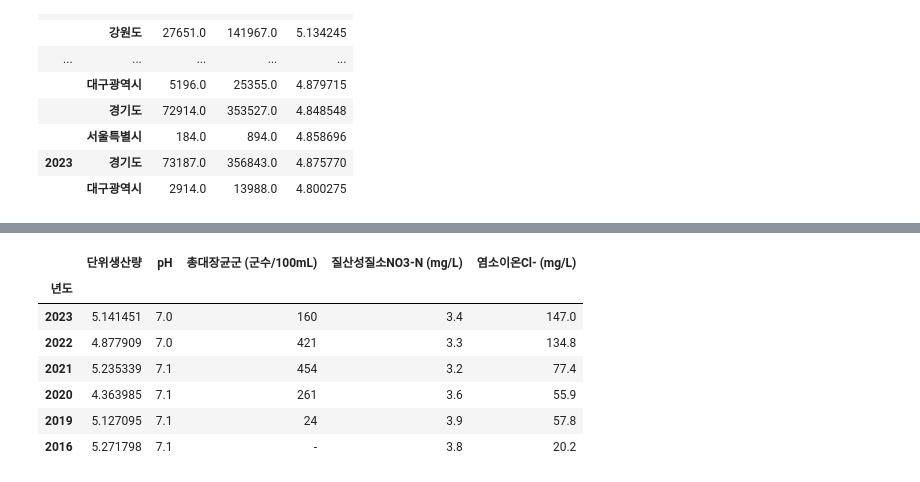
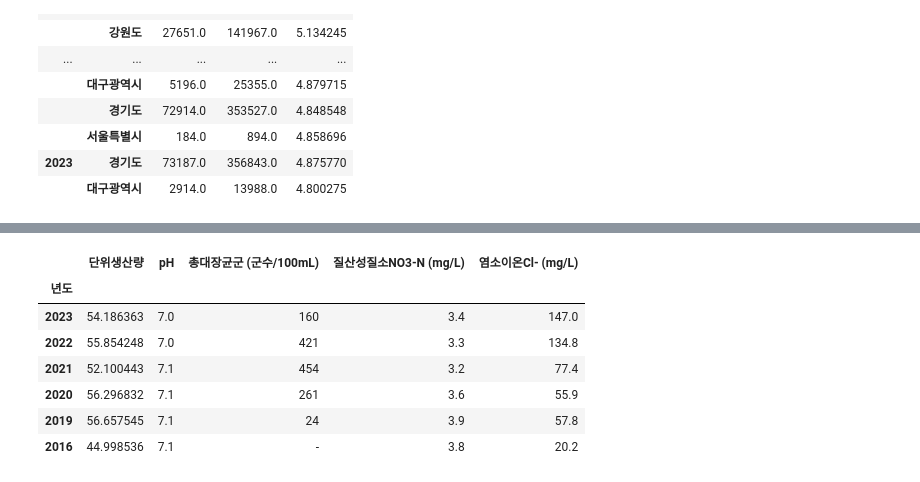
Before and after one commit to gwang1234/food_yield_analysis, a Jupyter notebook: foodWeather_data.ipynb, the cells around one changed output, grey strips where cells are left out. Cells and saved outputs as stored; diff of their text form; code cells hidden in the pictures.

```diff
--- a/foodWeather_data.ipynb
+++ b/foodWeather_data.ipynb
@@ -466,20 +889,20 @@ plt.show()
 # %%
 # 지역별, 품목별, 단위생산량과 지하수 중금속 농도 간의 연관관계 표
-# 강원도 쌀생산량과 지하수 중금속 농도 비교
-comparison = rice.join(quality)
+# 강원도 배추생산량과 지하수 중금속 농도 비교
+comparison = cabbage.join(quality)
 comparison.dropna(axis=0, inplace=True)
 
 comparison = comparison.xs('강원도', level='행정구역별')
 comparison.drop(columns=['면적', '생산량'], inplace=True)
 comparison
 # %% [output]
 |  | 단위생산량 | pH | 총대장균군 (군수/100mL) | 질산성질소NO3-N (mg/L) | 염소이온Cl- (mg/L) |
 | 년도 |  |  |  |  |  |
-| 2023 | 5.141451 | 7.0 | 160 | 3.4 | 147.0 |
-| 2022 | 4.877909 | 7.0 | 421 | 3.3 | 134.8 |
-| 2021 | 5.235339 | 7.1 | 454 | 3.2 | 77.4 |
-| 2020 | 4.363985 | 7.1 | 261 | 3.6 | 55.9 |
-| 2019 | 5.127095 | 7.1 | 24 | 3.9 | 57.8 |
-| 2016 | 5.271798 | 7.1 | - | 3.8 | 20.2 |
+| 2023 | 54.186363 | 7.0 | 160 | 3.4 | 147.0 |
+| 2022 | 55.854248 | 7.0 | 421 | 3.3 | 134.8 |
+| 2021 | 52.100443 | 7.1 | 454 | 3.2 | 77.4 |
+| 2020 | 56.296832 | 7.1 | 261 | 3.6 | 55.9 |
+| 2019 | 56.657545 | 7.1 | 24 | 3.9 | 57.8 |
+| 2016 | 44.998536 | 7.1 | - | 3.8 | 20.2 |
 # %%
 # 지역별, 품목별, 단위생산량과 지하수 중금속 농도 간의 연관관계 표
```
Also changed, not shown: parts of 18 cells of this notebook, 1 other file.
